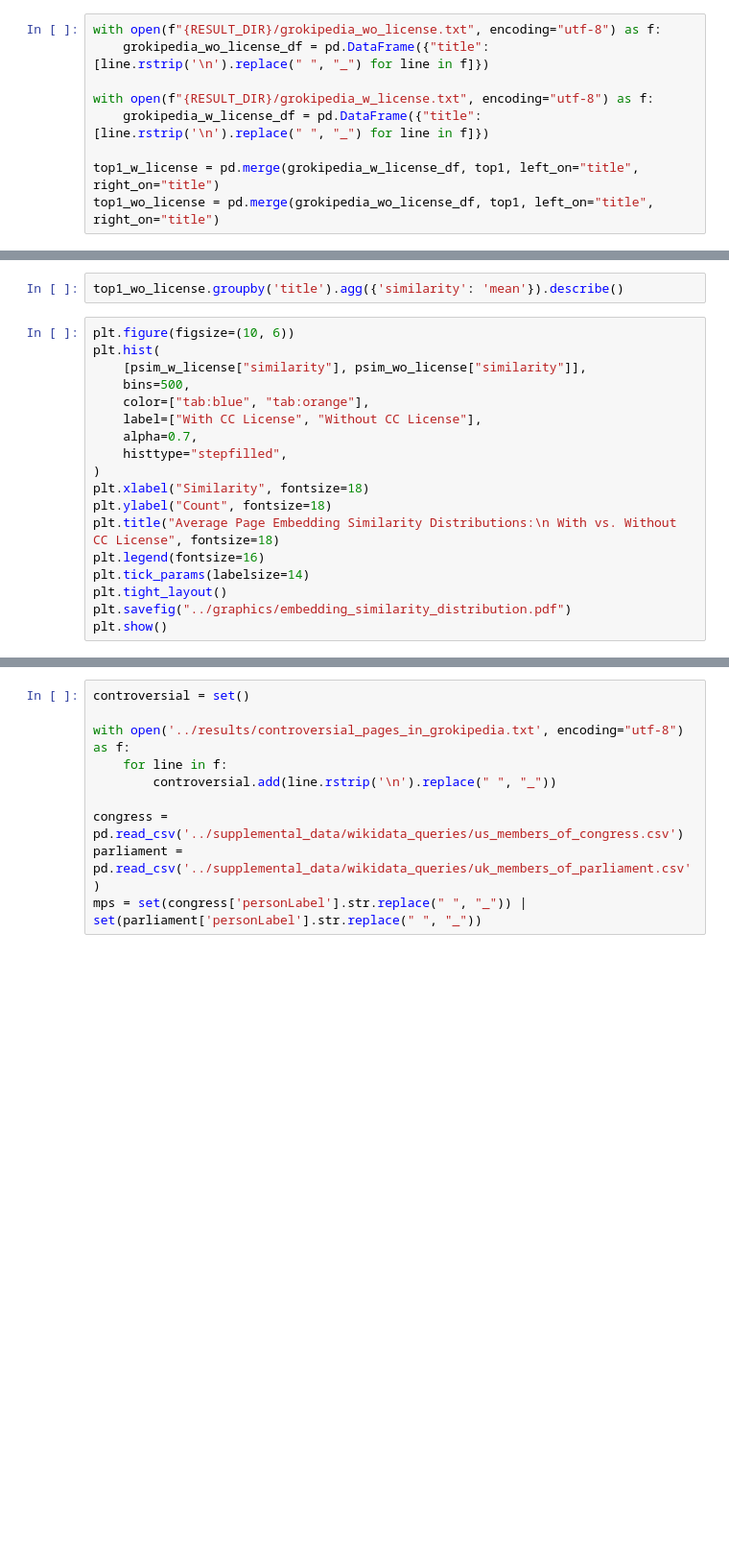
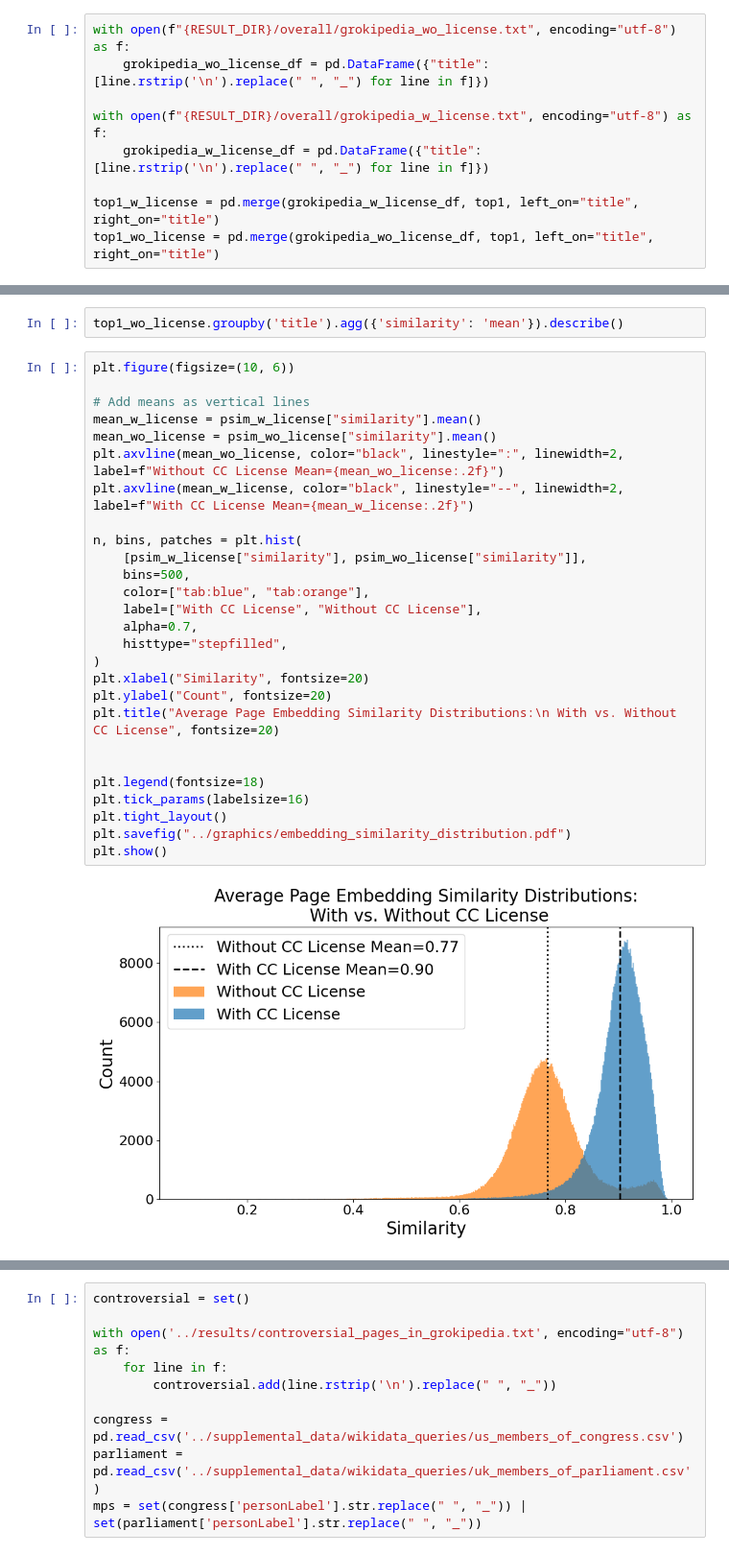
Before and after one commit to htried/wiki-grok-comparison, a Jupyter notebook: notebooks/07_structural_analysis.ipynb, the cells around one changed output, grey strips where cells are left out. Shown at 96% size. Drawn from its saved outputs; the diff is of its cells as text; blank space fills up the shorter version.

```diff
--- a/notebooks/07_structural_analysis.ipynb
+++ b/notebooks/07_structural_analysis.ipynb
@@ -358,10 +358,10 @@ top1 = pd.read_parquet("../results/embeddings_similarities_pairwise_top1_alignme
 # percentage of articles where Grokipedia has as many or more chunks than Wikipedia
 len(pairwise[pairwise['n_w'] <= pairwise['n_g']]) / len(pairwise)
 # %%
-with open(f"{RESULT_DIR}/grokipedia_wo_license.txt", encoding="utf-8") as f:
+with open(f"{RESULT_DIR}/overall/grokipedia_wo_license.txt", encoding="utf-8") as f:
     grokipedia_wo_license_df = pd.DataFrame({"title": [line.rstrip('\n').replace(" ", "_") for line in f]})
 
-with open(f"{RESULT_DIR}/grokipedia_w_license.txt", encoding="utf-8") as f:
+with open(f"{RESULT_DIR}/overall/grokipedia_w_license.txt", encoding="utf-8") as f:
     grokipedia_w_license_df = pd.DataFrame({"title": [line.rstrip('\n').replace(" ", "_") for line in f]})
 
 top1_w_license = pd.merge(grokipedia_w_license_df, top1, left_on="title", right_on="title")
@@ -374,22 +374,33 @@ top1_w_license.groupby('title').agg({'similarity': 'mean'}).describe()
 top1_wo_license.groupby('title').agg({'similarity': 'mean'}).describe()
 # %%
 plt.figure(figsize=(10, 6))
-plt.hist(
+
+# Add means as vertical lines
+mean_w_license = psim_w_license["similarity"].mean()
+mean_wo_license = psim_wo_license["similarity"].mean()
+plt.axvline(mean_wo_license, color="black", linestyle=":", linewidth=2, label=f"Without CC License Mean={mean_wo_license:.2f}")
+plt.axvline(mean_w_license, color="black", linestyle="--", linewidth=2, label=f"With CC License Mean={mean_w_license:.2f}")
+
+n, bins, patches = plt.hist(
     [psim_w_license["similarity"], psim_wo_license["similarity"]],
     bins=500,
     color=["tab:blue", "tab:orange"],
     label=["With CC License", "Without CC License"],
     alpha=0.7,
     histtype="stepfilled",
 )
-plt.xlabel("Similarity", fontsize=18)
-plt.ylabel("Count", fontsize=18)
-plt.title("Average Page Embedding Similarity Distributions:\n With vs. Without CC License", fontsize=18)
-plt.legend(fontsize=16)
-plt.tick_params(labelsize=14)
+plt.xlabel("Similarity", fontsize=20)
+plt.ylabel("Count", fontsize=20)
+plt.title("Average Page Embedding Similarity Distributions:\n With vs. Without CC License", fontsize=20)
+
+
+plt.legend(fontsize=18)
+plt.tick_params(labelsize=16)
 plt.tight_layout()
 plt.savefig("../graphics/embedding_similarity_distribution.pdf")
 plt.show()
+# %% [output]
+[figure, added]
 # %%
 import scipy.stats as stats
 import numpy as np
```
Also changed, not shown: parts of 3 cells of this notebook, 40 other files.
